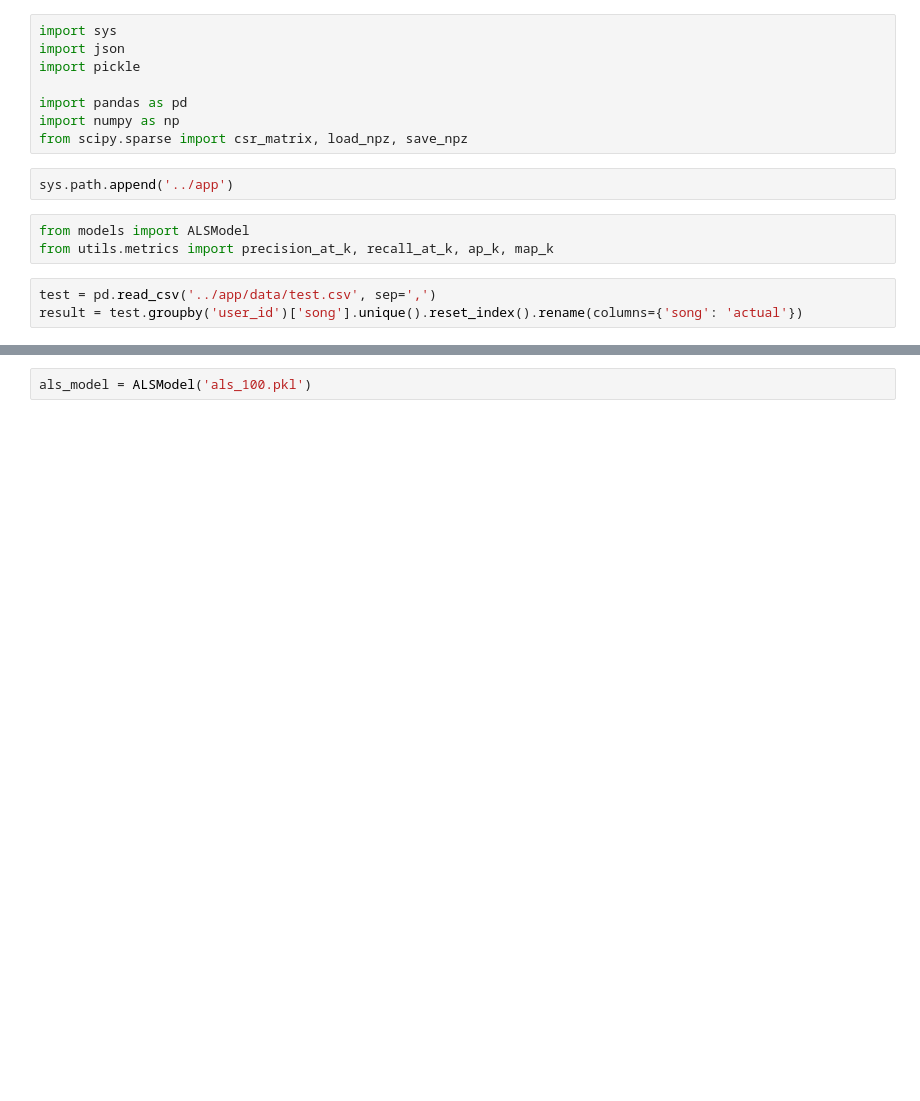
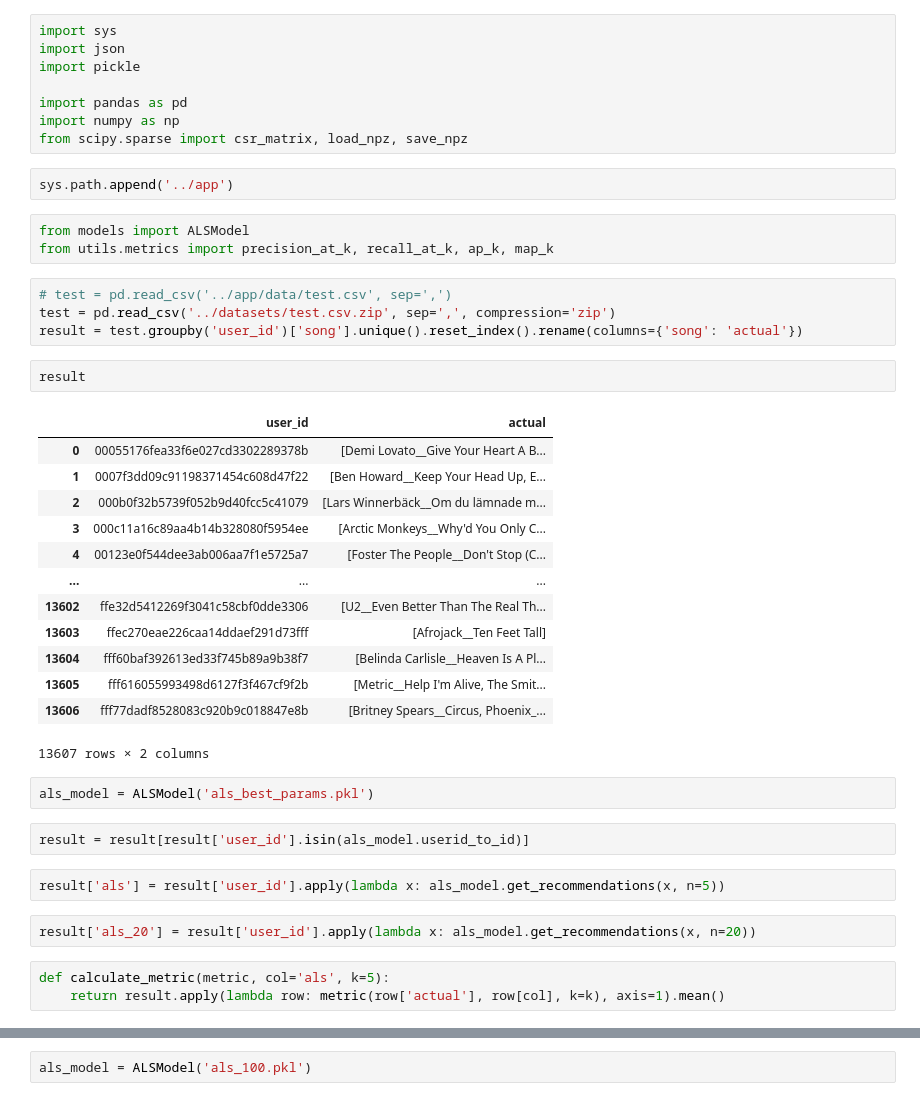
Before and after one commit to orson88/hse_mlds_recsys_project, a Jupyter notebook: experiments/calculate_metrics.ipynb, the cells around one changed output, grey strips where cells are left out. Cells and saved outputs as stored; diff of their text form; blank space fills up the shorter version.

```diff
--- a/experiments/calculate_metrics.ipynb
+++ b/experiments/calculate_metrics.ipynb
@@ -12,5 +12,33 @@ sys.path.append('../app')
 from models import ALSModel
 from utils.metrics import precision_at_k, recall_at_k, ap_k, map_k
 # %%
-test = pd.read_csv('../app/data/test.csv', sep=',')
+# test = pd.read_csv('../app/data/test.csv', sep=',')
+test = pd.read_csv('../datasets/test.csv.zip', sep=',', compression='zip')
 result = test.groupby('user_id')['song'].unique().reset_index().rename(columns={'song': 'actual'})
+# %%
+result
+# %% [output]
+|  | user_id | actual |
+| 0 | 00055176fea33f6e027cd3302289378b | [Demi Lovato__Give Your Heart A B... |
+| 1 | 0007f3dd09c91198371454c608d47f22 | [Ben Howard__Keep Your Head Up, E... |
+| 2 | 000b0f32b5739f052b9d40fcc5c41079 | [Lars Winnerbäck__Om du lämnade m... |
+| 3 | 000c11a16c89aa4b14b328080f5954ee | [Arctic Monkeys__Why'd You Only C... |
+| 4 | 00123e0f544dee3ab006aa7f1e5725a7 | [Foster The People__Don't Stop (C... |
+| ... | ... | ... |
+| 13602 | ffe32d5412269f3041c58cbf0dde3306 | [U2__Even Better Than The Real Th... |
+| 13603 | ffec270eae226caa14ddaef291d73fff | [Afrojack__Ten Feet Tall] |
+| 13604 | fff60baf392613ed33f745b89a9b38f7 | [Belinda Carlisle__Heaven Is A Pl... |
+| 13605 | fff616055993498d6127f3f467cf9f2b | [Metric__Help I'm Alive, The Smit... |
+| 13606 | fff77dadf8528083c920b9c018847e8b | [Britney Spears__Circus, Phoenix_... |
+13607 rows × 2 columns
+# %%
+als_model = ALSModel('als_best_params.pkl')
+# %%
+result = result[result['user_id'].isin(als_model.userid_to_id)]
+# %%
+result['als'] = result['user_id'].apply(lambda x: als_model.get_recommendations(x, n=5))
+# %%
+result['als_20'] = result['user_id'].apply(lambda x: als_model.get_recommendations(x, n=20))
+# %%
+def calculate_metric(metric, col='als', k=5):
+    return result.apply(lambda row: metric(row['actual'], row[col], k=k), axis=1).mean()
```
Also changed, not shown: parts of 15 cells of this notebook, 9 other files.
